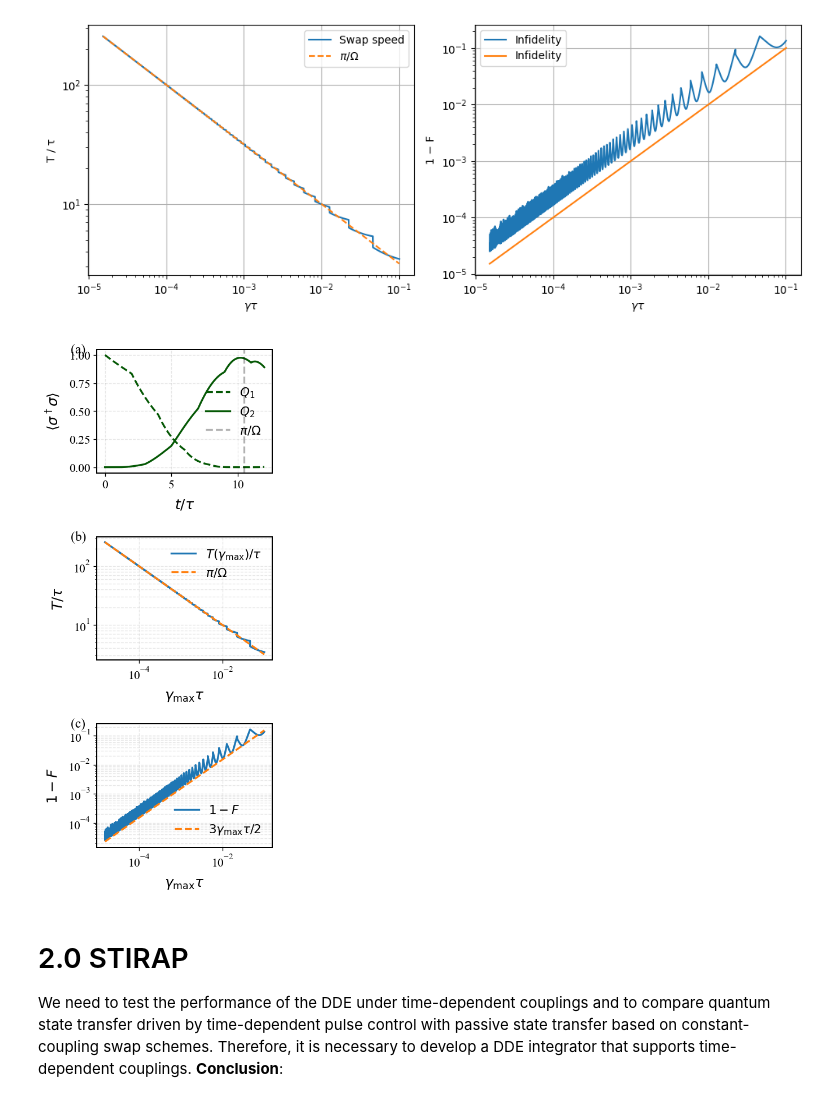
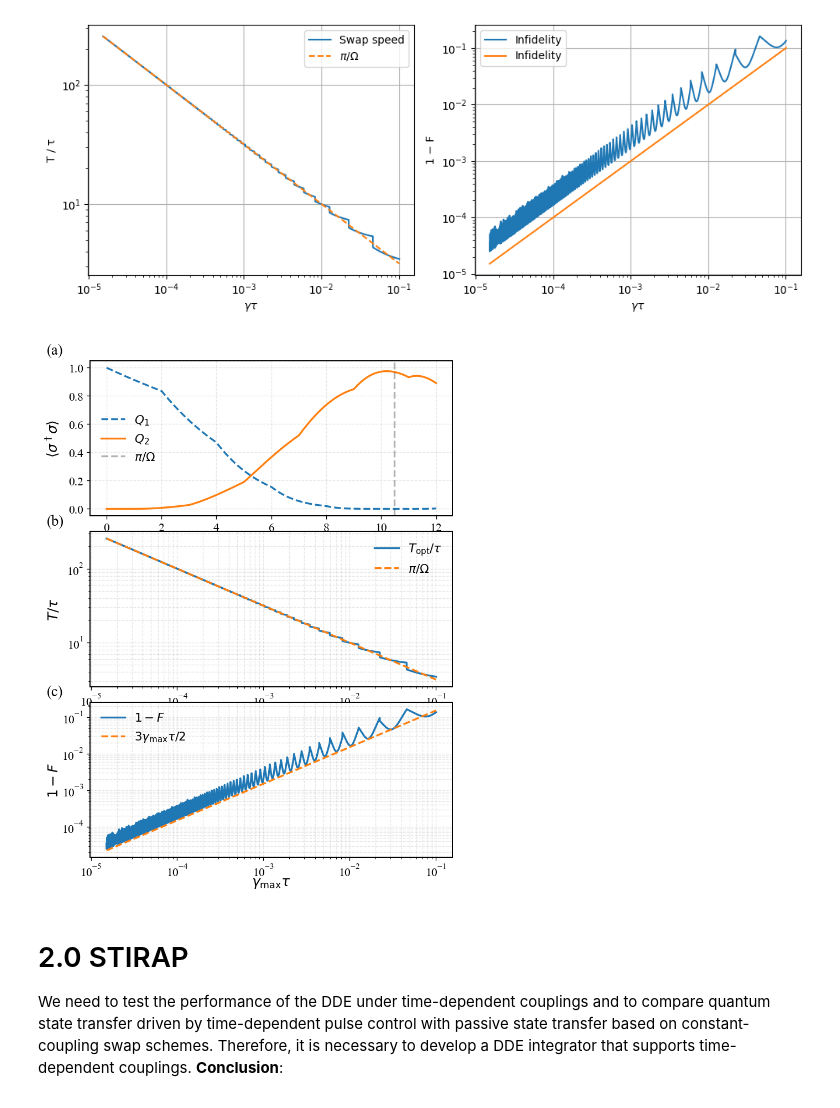
Before and after one commit to Taitoos2/non_markovian_qubit_swap, a Jupyter notebook: Idea_3.ipynb, the cells around one changed output. Saved outputs shown, nothing was run; the diff lists cells and outputs as text; code cells hidden in the pictures.

Commit message:
change the plot style

```diff
--- a/Idea_3.ipynb
+++ b/Idea_3.ipynb
@@ -36,11 +36,17 @@ expt_002_swapspeed(
 # %%
 from expt_sets import swap_appendix_graph
 
 swap_appendix_graph(
-    Delta=0.0, gamma=0.09, tau=1.0, T=12.0, dt_max=0.01, figsize=(3.8, 8.5)
+    Delta=0.0,
+    gamma=0.09,
+    tau=1.0,
+    T=12.0,
+    dt_max=0.01,
+    figsize=(6.5, 8.5),
+    hspace=0.25,
 )
 # %% [output]
-[figure, old version]
+[figure, new version]
 # %% [markdown]
 # 2.0 STIRAP
 
```
Also changed, not shown: parts of 2 cells of this notebook, 9 other files.
